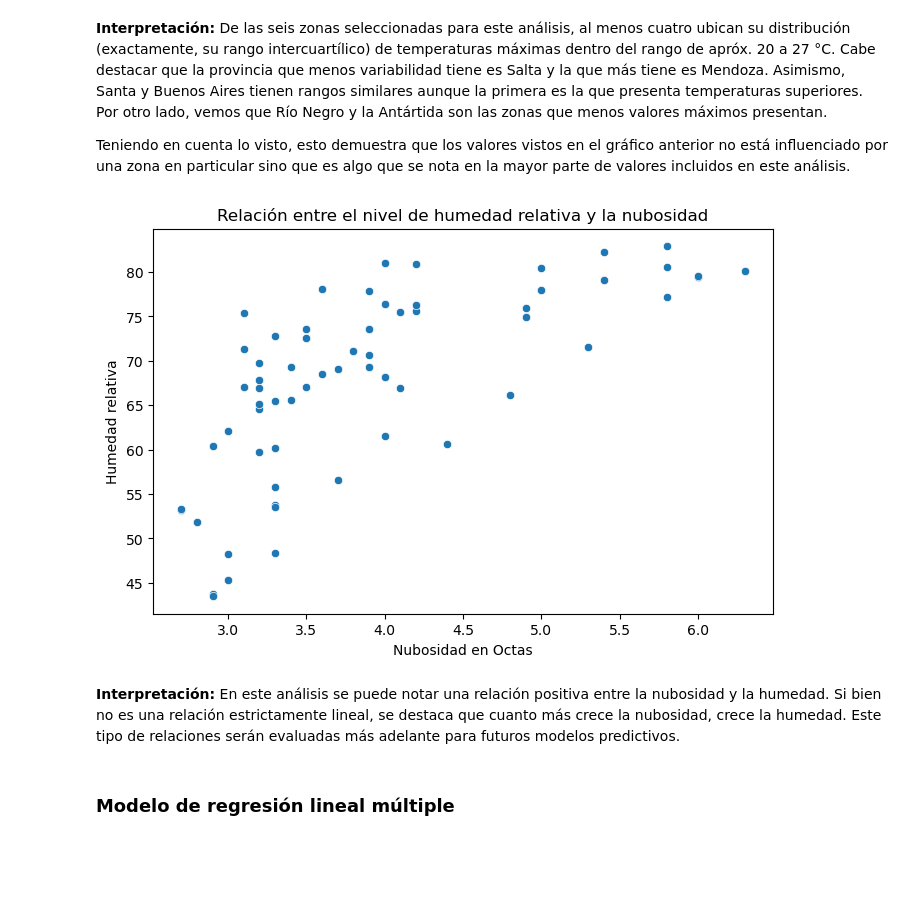
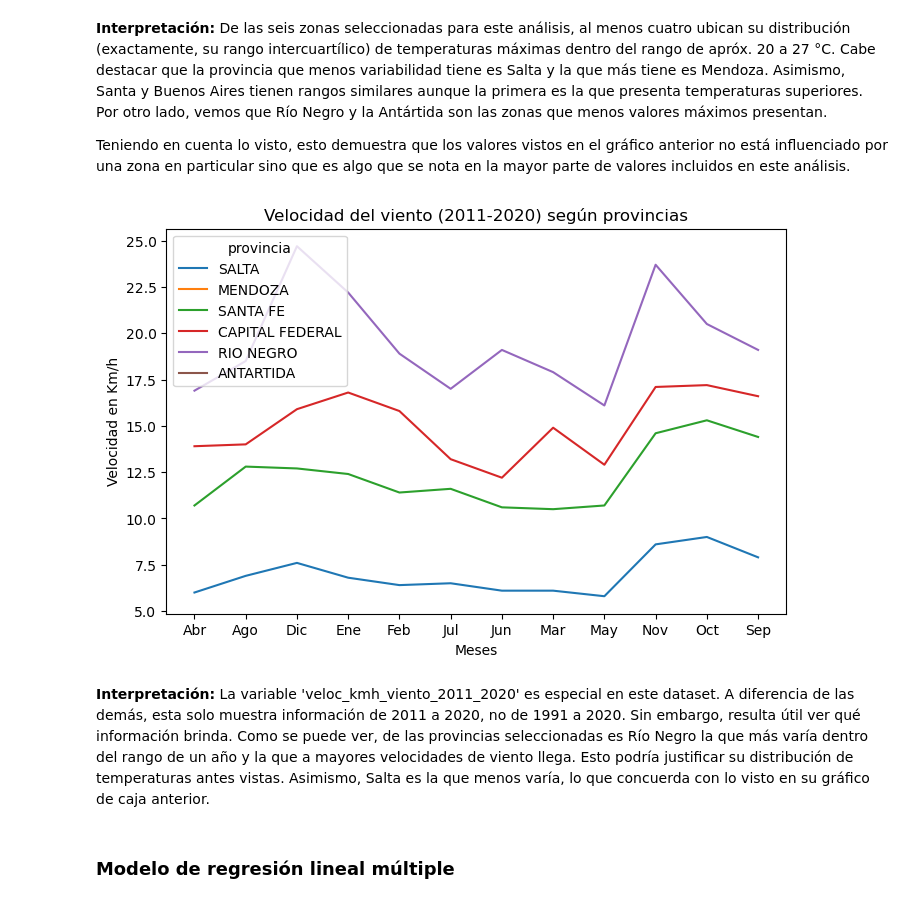
Before and after one commit to CaroRuiz92/etl_clima_zonas_argentinas, a Jupyter notebook: notebooks/visualizacion_datos.ipynb, the cells around one changed output. Cells and saved outputs as stored; diff of their text form; code cells hidden in the pictures; blank space fills up the shorter version.

```diff
--- a/notebooks/visualizacion_datos.ipynb
+++ b/notebooks/visualizacion_datos.ipynb
@@ -73,20 +73,18 @@ plt.show()
 De las seis zonas seleccionadas para este análisis, al menos cuatro ubican su distribución (exactamente, su rango intercuartílico) de temperaturas máximas dentro del rango de apróx. 20 a 27 °C. Cabe destacar que la provincia que menos variabilidad tiene es Salta y la que más tiene es Mendoza. Asimismo, Santa y Buenos Aires tienen rangos similares aunque la primera es la que presenta temperaturas superiores. Por otro lado, vemos que Río Negro y la Antártida son las zonas que menos valores máximos presentan.
 
 Teniendo en cuenta lo visto, esto demuestra que los valores vistos en el gráfico anterior no está influenciado por una zona en particular sino que es algo que se nota en la mayor parte de valores incluidos en este análisis.
-# %%
-plt.figure(figsize=(8, 5))
-sns.scatterplot(data=data,
-                x='nubosidad_octas',
-                y='humedad_relac')
-plt.title('Relación entre el nivel de humedad relativa y la nubosidad')
-plt.xlabel('Nubosidad en Octas')
-plt.ylabel('Humedad relativa')
-plt.show()
-# %% [output]
-[figure, removed]
-# %% [markdown]
-**Interpretación:**
-En este análisis se puede notar una relación positiva entre la nubosidad y la humedad. Si bien no es una relación estrictamente lineal, se destaca que cuanto más crece la nubosidad, crece la humedad. Este tipo de relaciones serán evaluadas más adelante para futuros modelos predictivos.
+# %%
+plt.figure(figsize=(8,5))
+sns.lineplot(data=data, x='mes', y='veloc_kmh_viento_2011_2020', hue='provincia')
+plt.title('Velocidad del viento (2011-2020) según provincias')
+plt.xlabel('Meses')
+plt.ylabel('Velocidad en Km/h')
+plt.show()
+# %% [output]
+[figure, added]
+# %% [markdown]
+**Interpretación:**
+La variable 'veloc_kmh_viento_2011_2020' es especial en este dataset. A diferencia de las demás, esta solo muestra información de 2011 a 2020, no de 1991 a 2020. Sin embargo, resulta útil ver qué información brinda. Como se puede ver, de las provincias seleccionadas es Río Negro la que más varía dentro del rango de un año y la que a mayores velocidades de viento llega. Esto podría justificar su distribución de temperaturas antes vistas. Asimismo, Salta es la que menos varía, lo que concuerda con lo visto en su gráfico de caja anterior.
 # %% [markdown]
 ### Modelo de regresión lineal múltiple
 # %% [markdown]
```
Also changed, not shown: parts of 21 cells of this notebook.
